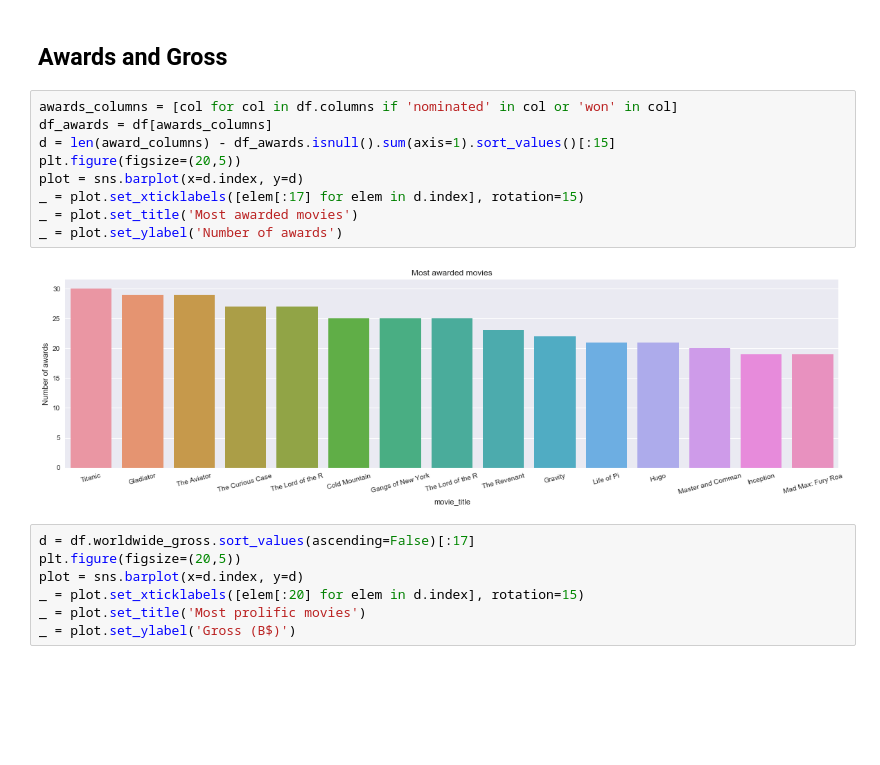
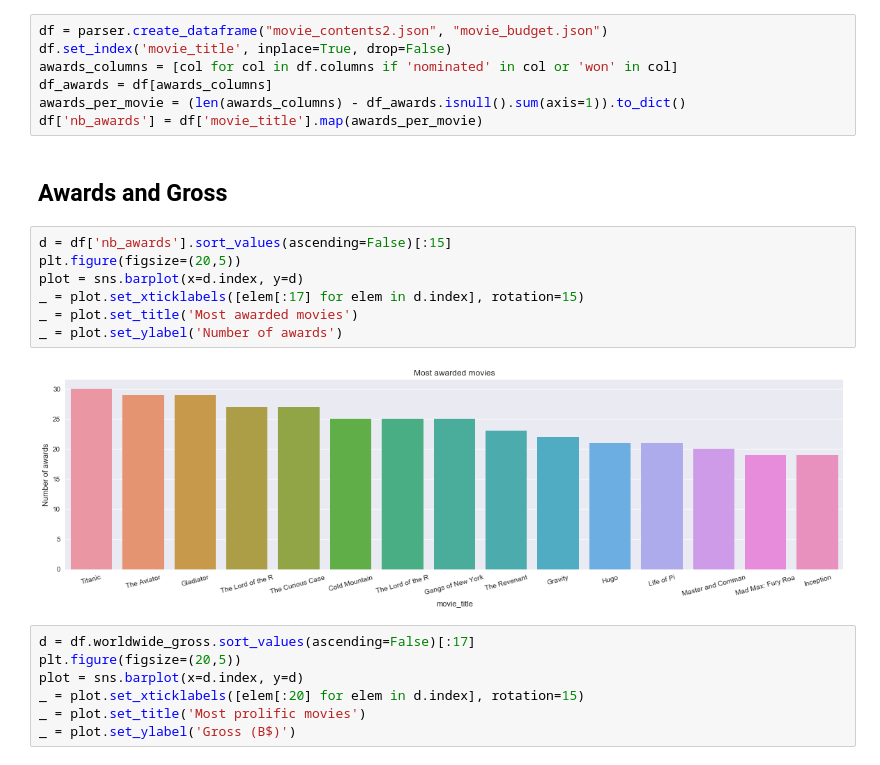
Before and after one commit to alexattia/Data-Science-Projects, a Jupyter notebook: KaggleMovieRating/Exploration.ipynb, the cells around one changed output. Drawn from its saved outputs; the diff is of its cells as text; blank space fills up the shorter version.

```diff
--- a/KaggleMovieRating/Exploration.ipynb
+++ b/KaggleMovieRating/Exploration.ipynb
@@ -19,16 +17,21 @@ df.set_index('movie_title', inplace=True)
+# %%
+df = parser.create_dataframe("movie_contents2.json", "movie_budget.json")
+df.set_index('movie_title', inplace=True, drop=False)
+awards_columns = [col for col in df.columns if 'nominated' in col or 'won' in col]
+df_awards = df[awards_columns]
+awards_per_movie = (len(awards_columns) - df_awards.isnull().sum(axis=1)).to_dict()
+df['nb_awards'] = df['movie_title'].map(awards_per_movie)
 # %% [markdown]
 ## Awards and Gross
 # %%
-awards_columns = [col for col in df.columns if 'nominated' in col or 'won' in col]
-df_awards = df[awards_columns]
-d = len(award_columns) - df_awards.isnull().sum(axis=1).sort_values()[:15]
+d = df['nb_awards'].sort_values(ascending=False)[:15]
 plt.figure(figsize=(20,5))
 plot = sns.barplot(x=d.index, y=d)
 _ = plot.set_xticklabels([elem[:17] for elem in d.index], rotation=15)
 _ = plot.set_title('Most awarded movies')
 _ = plot.set_ylabel('Number of awards')
 # %% [output]
-[figure, old version]
+[figure, new version]
 # %%
 d = df.worldwide_gross.sort_values(ascending=False)[:17]
 plt.figure(figsize=(20,5))
```
Also changed, not shown: parts of 4 cells of this notebook, 4 other files.
